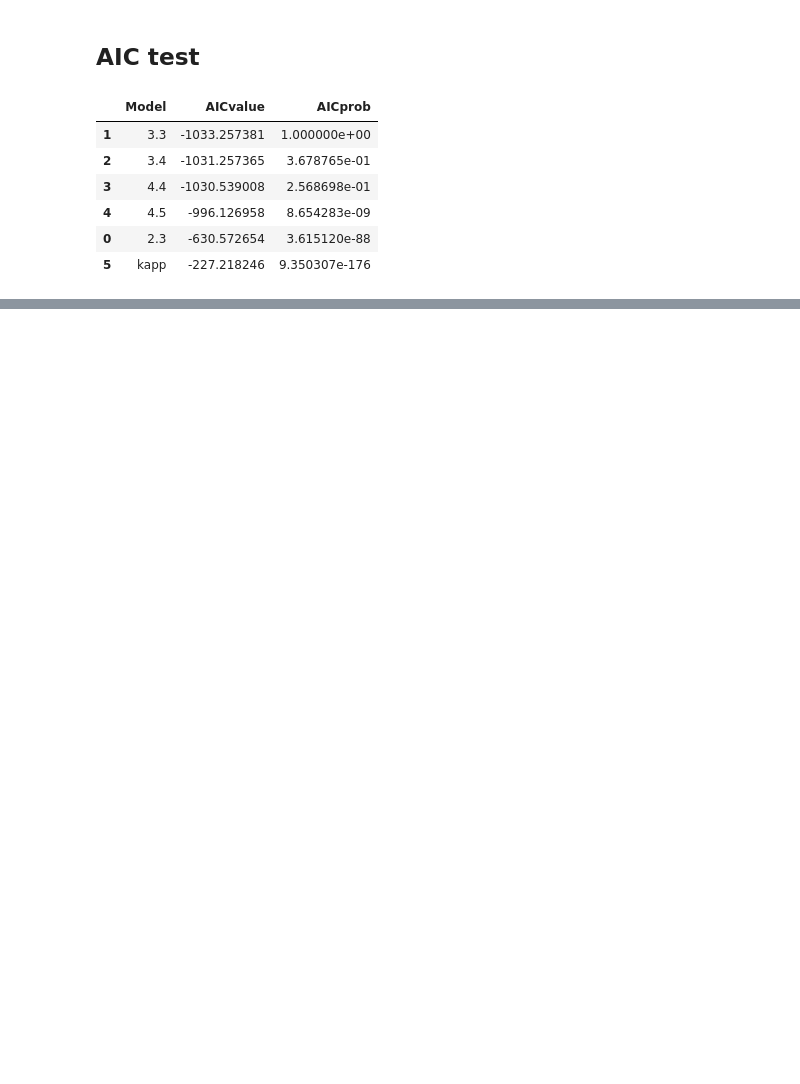
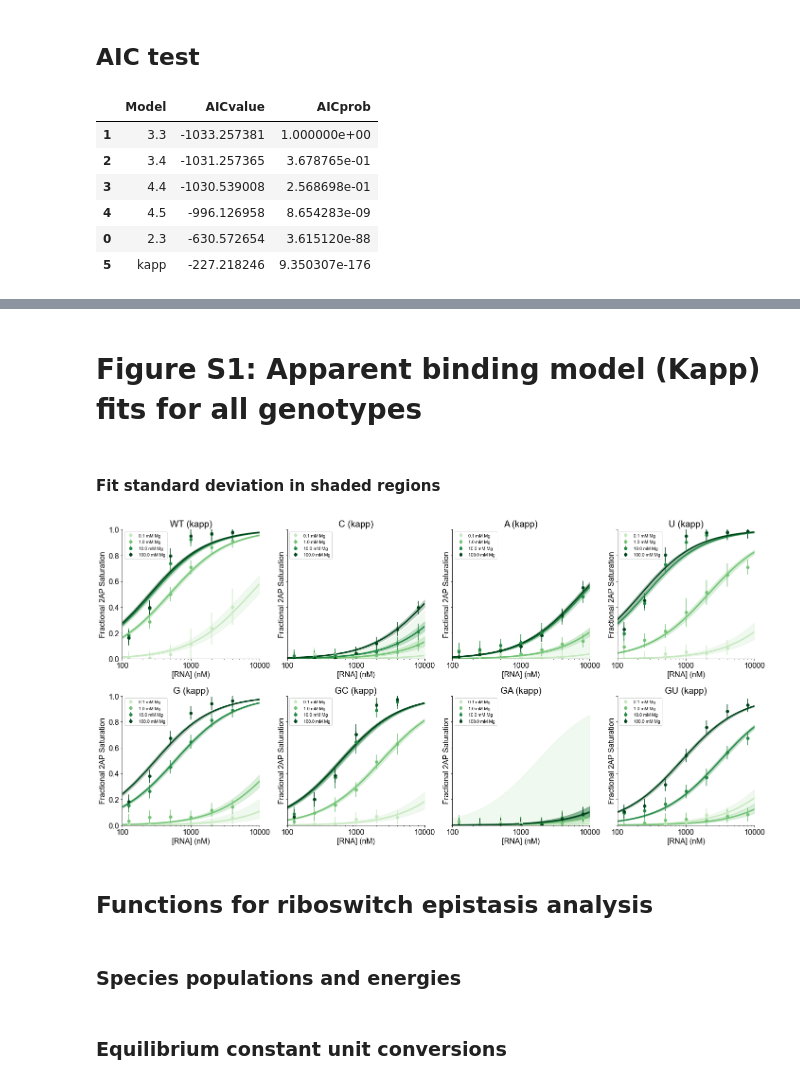
Before and after one commit to harmslab/riboswitch-epistasis, a Jupyter notebook: analysis/riboswitch-epistasis-logk.ipynb, the cells around one changed output, grey strips where cells are left out. Cells and saved outputs as stored; diff of their text form; code cells hidden in the pictures; blank space fills up the shorter version.

```diff
--- a/analysis/riboswitch-epistasis-logk.ipynb
+++ b/analysis/riboswitch-epistasis-logk.ipynb
@@ -852,0 +518,12 @@ def kapp_epistasis(cycles,model='kapp',fitter='ml'):
+# %% [markdown]
+# Figure S1: Apparent binding model (Kapp) fits for all genotypes
+# %% [markdown]
+#### Fit standard deviation in shaded regions
+# %%
+plot_groupedfits(model='kapp',fitter='ml',points=True,estimates=True,legend=True)
+# %% [output]
+[figure, added]
+# %% [markdown]
+## Functions for riboswitch epistasis analysis
+# %% [markdown]
+### Species populations and energies
@@ -852,0 +567,2 @@ def kapp_epistasis(cycles,model='kapp',fitter='ml'):
+# %% [markdown]
+### Equilibrium constant unit conversions
```
Also changed, not shown: parts of 60 cells of this notebook, 10 other files.
